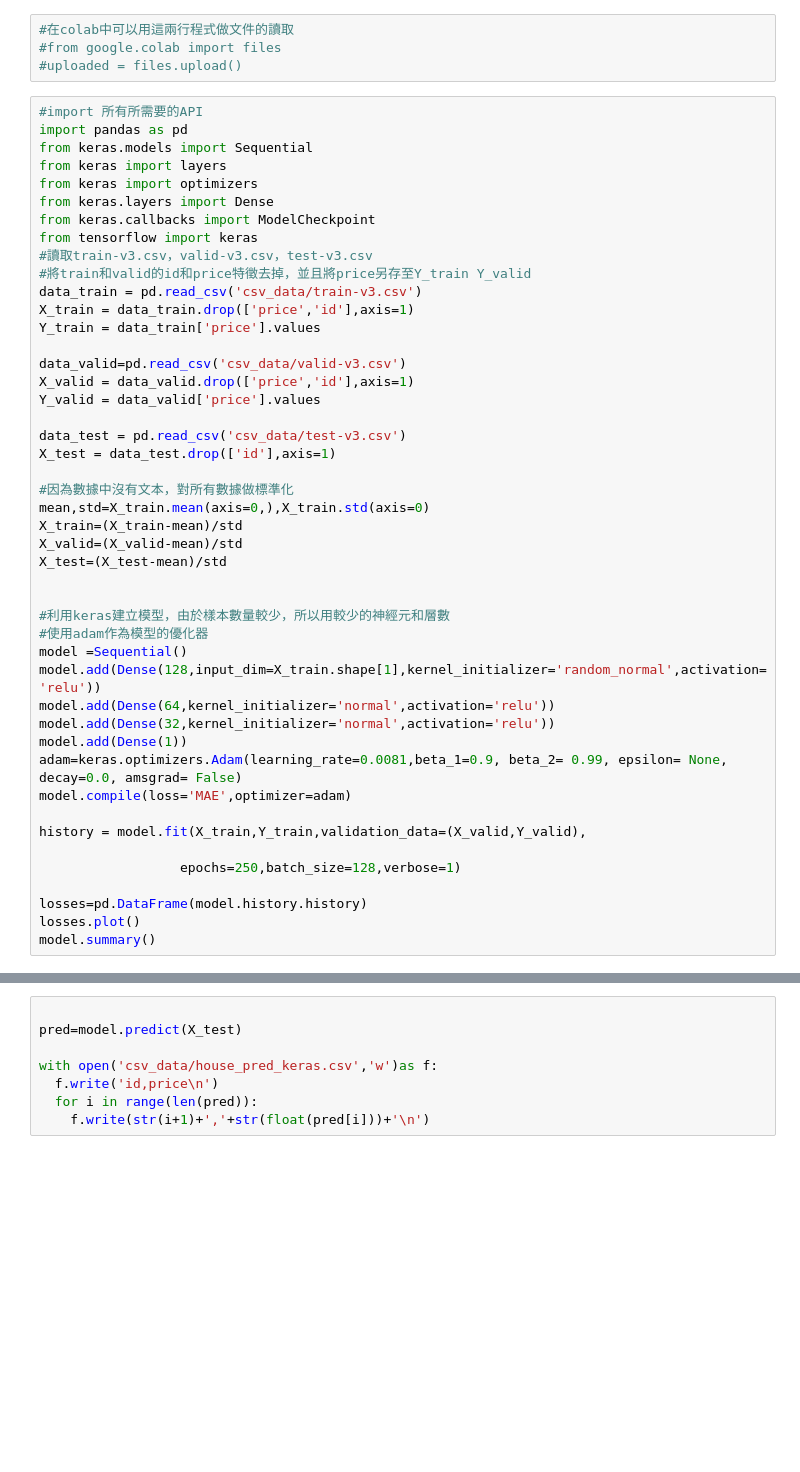
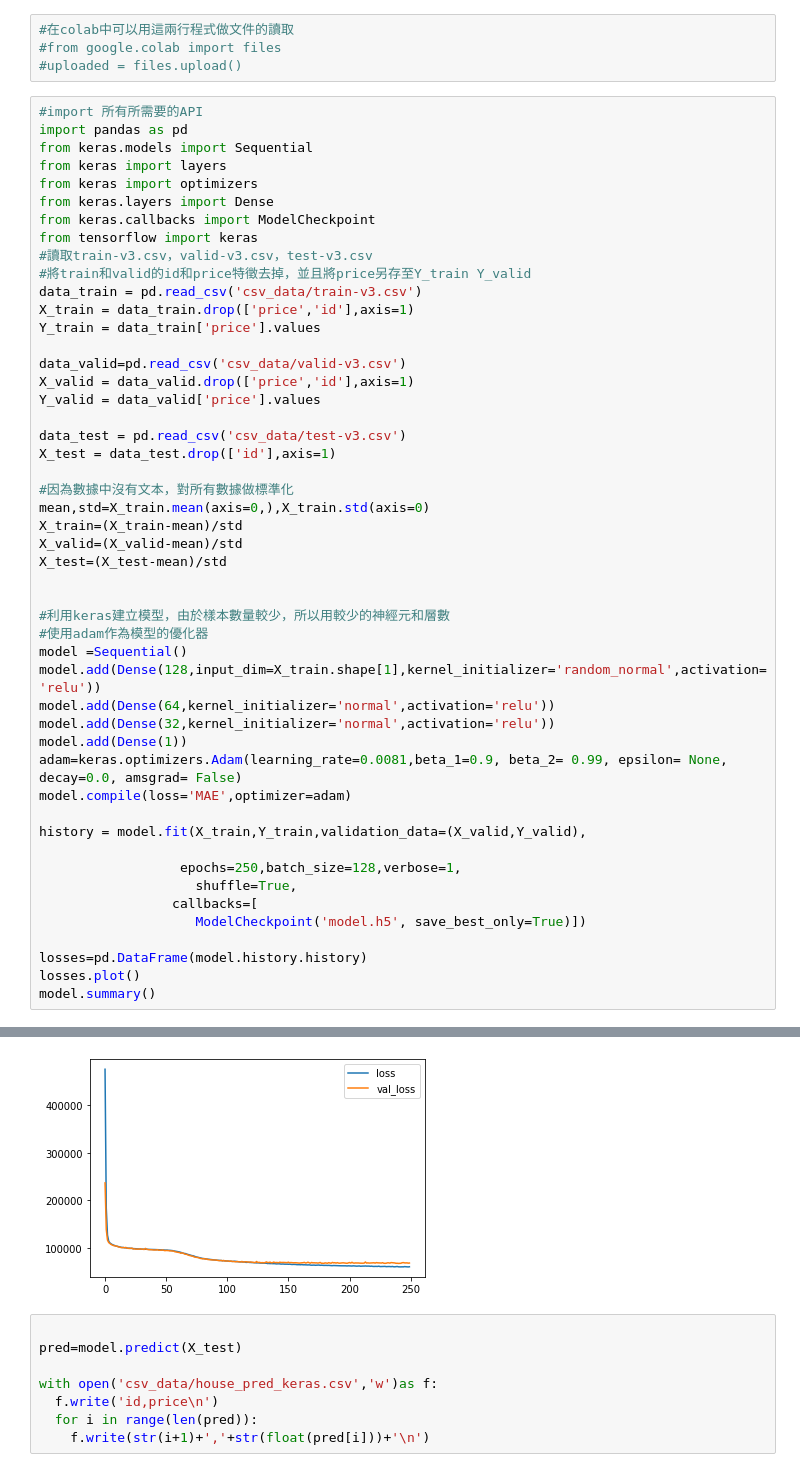
Before and after one commit to 108360150-Qiuchonghao/MachineLearning_Houseprice, a Jupyter notebook: 108360150_house_pred.ipynb, the cells around one changed output, grey strips where cells are left out. Cells and saved outputs as stored; diff of their text form; blank space fills up the shorter version.

Commit message:
upload model

```diff
--- a/108360150_house_pred.ipynb
+++ b/108360150_house_pred.ipynb
@@ -43,7 +43,10 @@ model.compile(loss='MAE',optimizer=adam)
 
 history = model.fit(X_train,Y_train,validation_data=(X_valid,Y_valid),
 
-                  epochs=250,batch_size=128,verbose=1)
+                  epochs=250,batch_size=128,verbose=1,
+                    shuffle=True,
+                 callbacks=[
+                    ModelCheckpoint('model.h5', save_best_only=True)])
 
 losses=pd.DataFrame(model.history.history)
 losses.plot()
@@ -76,3 +72,4 @@ Epoch 44/250
+[figure, added]
 # %%
 
 pred=model.predict(X_test)
```
Also changed, not shown: parts of 2 cells of this notebook, 1 other file.
